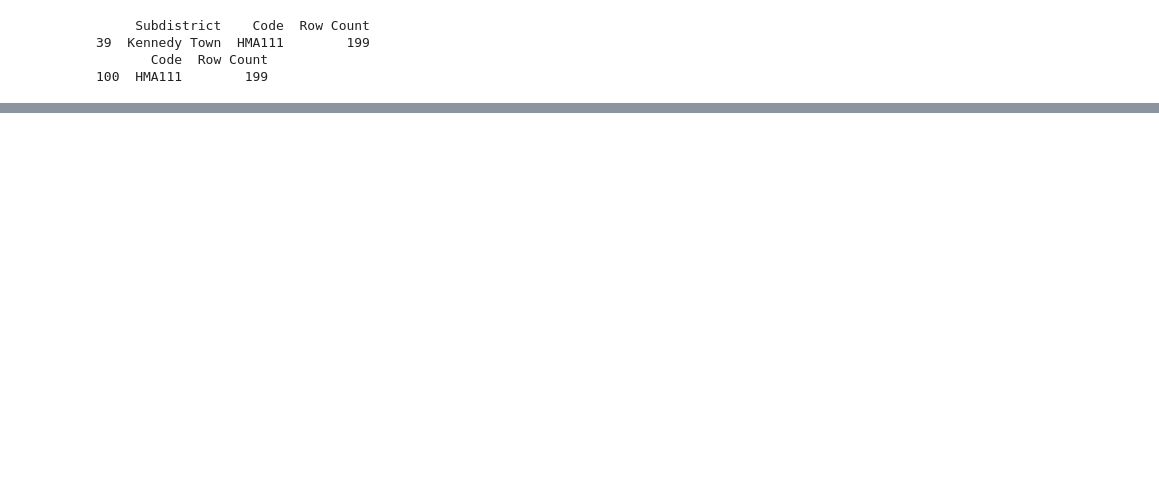
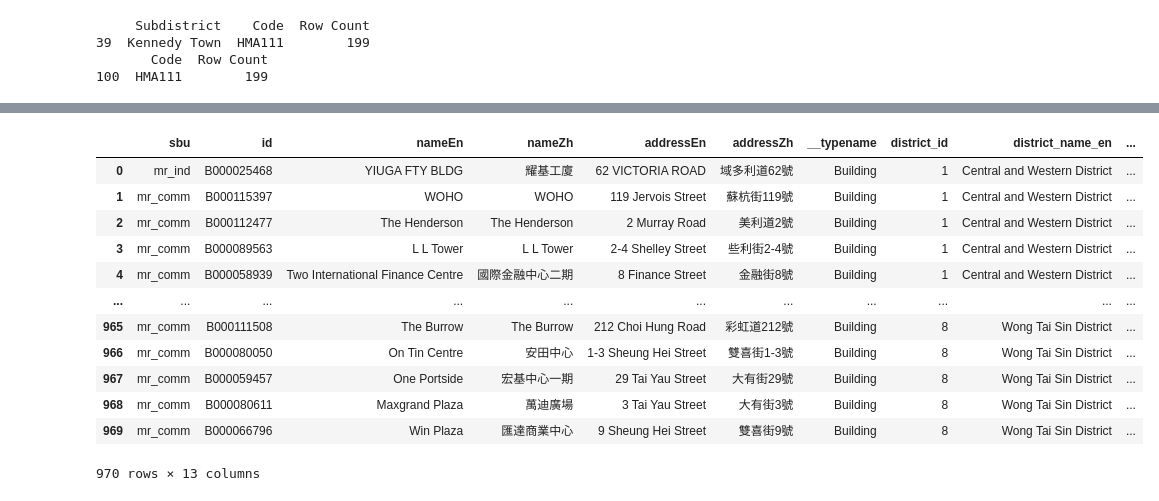
Before and after one commit to yutsang/property-scraper, a Jupyter notebook: test.ipynb, the cells around one changed output, grey strips where cells are left out. Drawn from its saved outputs; the diff is of its cells as text; code cells hidden in the pictures; blank space fills up the shorter version.

```diff
--- a/test.ipynb
+++ b/test.ipynb
@@ -73,0 +428,16 @@ print(row_count_by_code_2[row_count_by_code_2['Code']=='HMA111'])
+# %%
+buildings_df
+# %% [output]
+|  | sbu | id | nameEn | nameZh | addressEn | addressZh | __typename | district_id | district_name_en | ... |
+| 0 | mr_ind | B000025468 | YIUGA FTY BLDG | 耀基工廈 | 62 VICTORIA ROAD | 域多利道62號 | Building | 1 | Central and Western District | ... |
+| 1 | mr_comm | B000115397 | WOHO | WOHO | 119 Jervois Street | 蘇杭街119號 | Building | 1 | Central and Western District | ... |
+| 2 | mr_comm | B000112477 | The Henderson | The Henderson | 2 Murray Road | 美利道2號 | Building | 1 | Central and Western District | ... |
+| 3 | mr_comm | B000089563 | L L Tower | L L Tower | 2-4 Shelley Street | 些利街2-4號 | Building | 1 | Central and Western District | ... |
+| 4 | mr_comm | B000058939 | Two International Finance Centre | 國際金融中心二期 | 8 Finance Street | 金融街8號 | Building | 1 | Central and Western District | ... |
+| ... | ... | ... | ... | ... | ... | ... | ... | ... | ... | ... |
+| 965 | mr_comm | B000111508 | The Burrow | The Burrow | 212 Choi Hung Road | 彩虹道212號 | Building | 8 | Wong Tai Sin District | ... |
+| 966 | mr_comm | B000080050 | On Tin Centre | 安田中心 | 1-3 Sheung Hei Street | 雙喜街1-3號 | Building | 8 | Wong Tai Sin District | ... |
+| 967 | mr_comm | B000059457 | One Portside | 宏基中心一期 | 29 Tai Yau Street | 大有街29號 | Building | 8 | Wong Tai Sin District | ... |
+| 968 | mr_comm | B000080611 | Maxgrand Plaza | 萬迪廣場 | 3 Tai Yau Street | 大有街3號 | Building | 8 | Wong Tai Sin District | ... |
+| 969 | mr_comm | B000066796 | Win Plaza | 匯達商業中心 | 9 Sheung Hei Street | 雙喜街9號 | Building | 8 | Wong Tai Sin District | ... |
+970 rows × 13 columns
```
Also changed, not shown: parts of 3 cells of this notebook, 18 other files.
